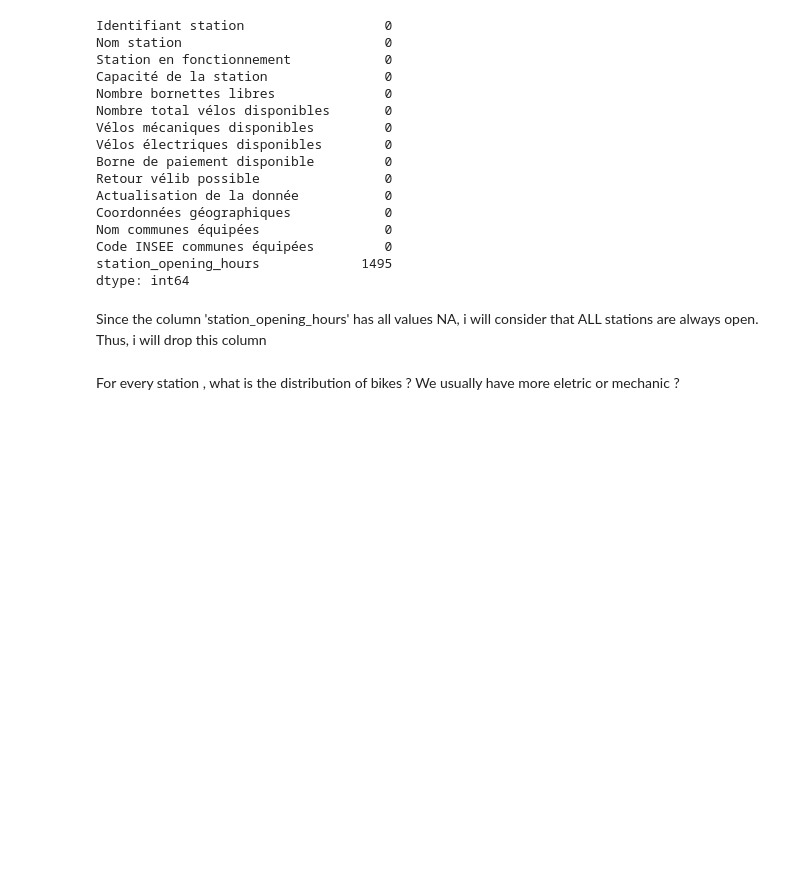
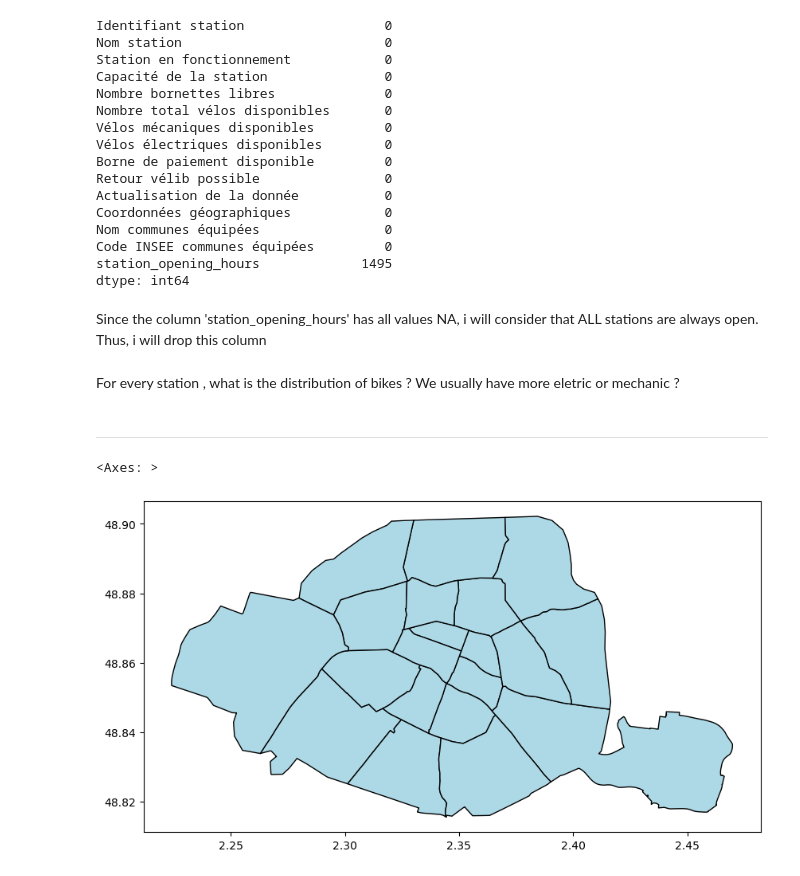
Before and after one commit to victorhrls/Velib, a Jupyter notebook: VelibAnalysis.ipynb, the cells around one changed output. Drawn from its saved outputs; the diff is of its cells as text; code cells hidden in the pictures; blank space fills up the shorter version.

Commit message:
paris map

```diff
--- a/VelibAnalysis.ipynb
+++ b/VelibAnalysis.ipynb
@@ -90,3 +92,12 @@ Since the column 'station_opening_hours' has all values NA, i will consider that
 df = df.drop(['station_opening_hours'], axis = 1)
 # %% [markdown]
 For every station , what is the distribution of bikes ? We usually have more eletric or mechanic ?
+# %% [markdown]
+---
+# %%
+# Load Paris map shapefile or GeoJSON
+paris_map = gpd.read_file("arrondissements/arrondissements.shp")
+paris_map.plot(figsize=(10, 10), edgecolor='black', color='lightblue')
+# %% [output]
+<Axes: >
+[figure, added]
```
Also changed, not shown: parts of 2 cells of this notebook.
